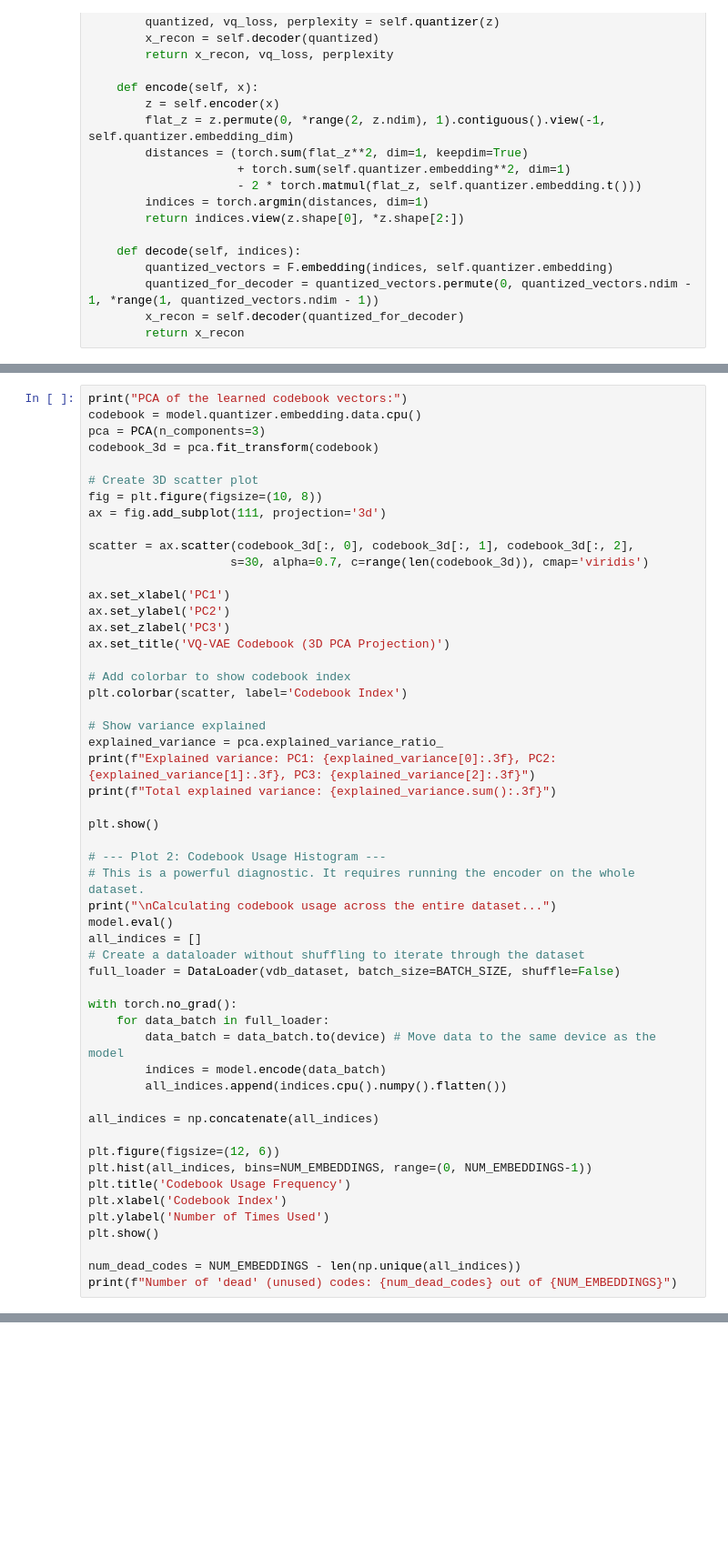
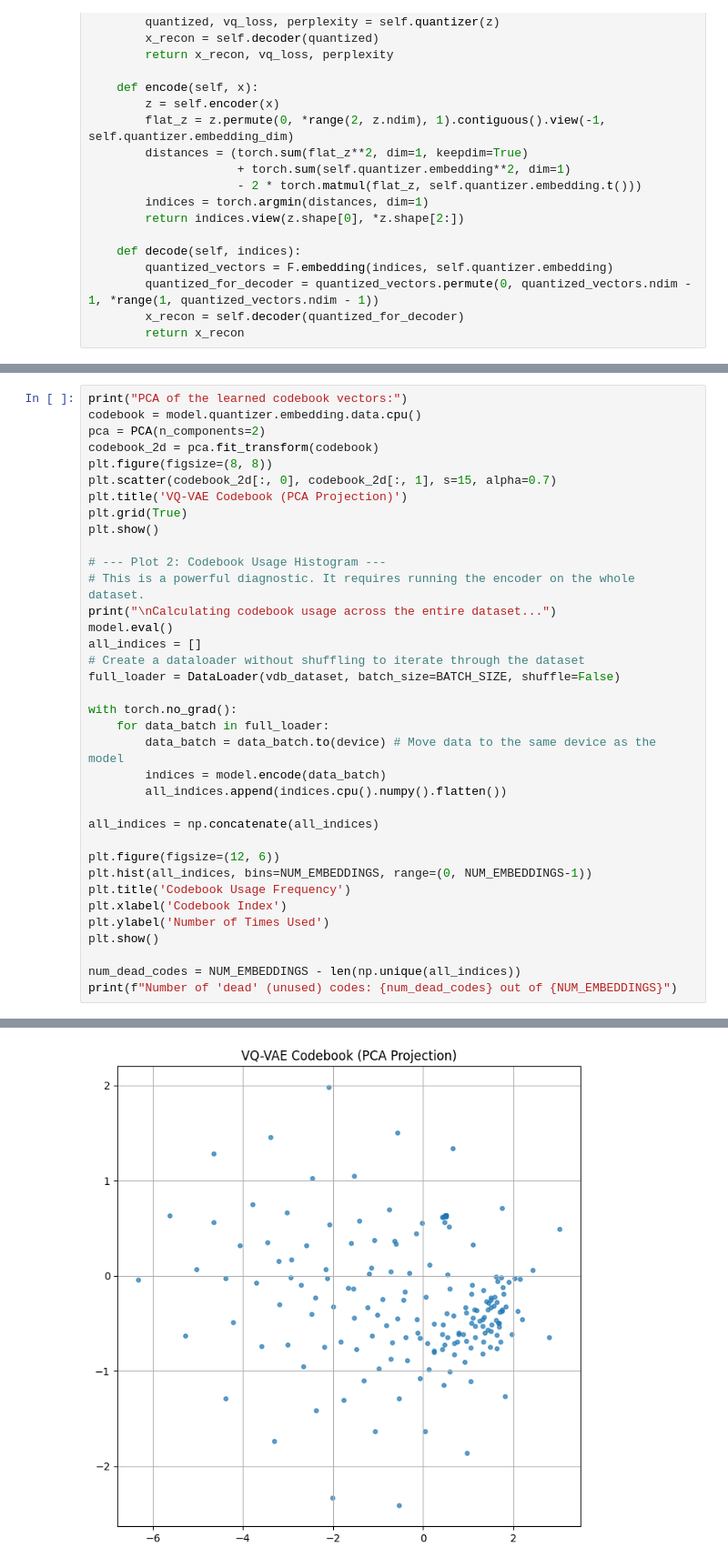
Before and after one commit to ZephirFXEC/VQVDB, a Jupyter notebook: notebook.ipynb, the cells around one changed output, grey strips where cells are left out. Shown at 91% size. Saved outputs shown, nothing was run; the diff lists cells and outputs as text; blank space fills up the shorter version.

```diff
--- a/notebook.ipynb
+++ b/notebook.ipynb
@@ -353,29 +372,12 @@ plt.show()
 # %%
 print("PCA of the learned codebook vectors:")
 codebook = model.quantizer.embedding.data.cpu()
-pca = PCA(n_components=3)
-codebook_3d = pca.fit_transform(codebook)
-
-# Create 3D scatter plot
-fig = plt.figure(figsize=(10, 8))
-ax = fig.add_subplot(111, projection='3d')
-
-scatter = ax.scatter(codebook_3d[:, 0], codebook_3d[:, 1], codebook_3d[:, 2],
-                    s=30, alpha=0.7, c=range(len(codebook_3d)), cmap='viridis')
-
-ax.set_xlabel('PC1')
-ax.set_ylabel('PC2')
-ax.set_zlabel('PC3')
-ax.set_title('VQ-VAE Codebook (3D PCA Projection)')
-
-# Add colorbar to show codebook index
-plt.colorbar(scatter, label='Codebook Index')
-
-# Show variance explained
-explained_variance = pca.explained_variance_ratio_
-print(f"Explained variance: PC1: {explained_variance[0]:.3f}, PC2: {explained_variance[1]:.3f}, PC3: {explained_variance[2]:.3f}")
-print(f"Total explained variance: {explained_variance.sum():.3f}")
-
+pca = PCA(n_components=2)
+codebook_2d = pca.fit_transform(codebook)
+plt.figure(figsize=(8, 8))
+plt.scatter(codebook_2d[:, 0], codebook_2d[:, 1], s=15, alpha=0.7)
+plt.title('VQ-VAE Codebook (PCA Projection)')
+plt.grid(True)
 plt.show()
 
 # --- Plot 2: Codebook Usage Histogram ---
@@ -403,3 +405,4 @@ plt.show()
 
 num_dead_codes = NUM_EMBEDDINGS - len(np.unique(all_indices))
 print(f"Number of 'dead' (unused) codes: {num_dead_codes} out of {NUM_EMBEDDINGS}")
+# %% [output]
@@ -405,0 +410 @@ print(f"Number of 'dead' (unused) codes: {num_dead_codes} out of {NUM_EMBEDDINGS
+[figure, added]
```
Also changed, not shown: parts of 8 cells of this notebook, 8 other files.
